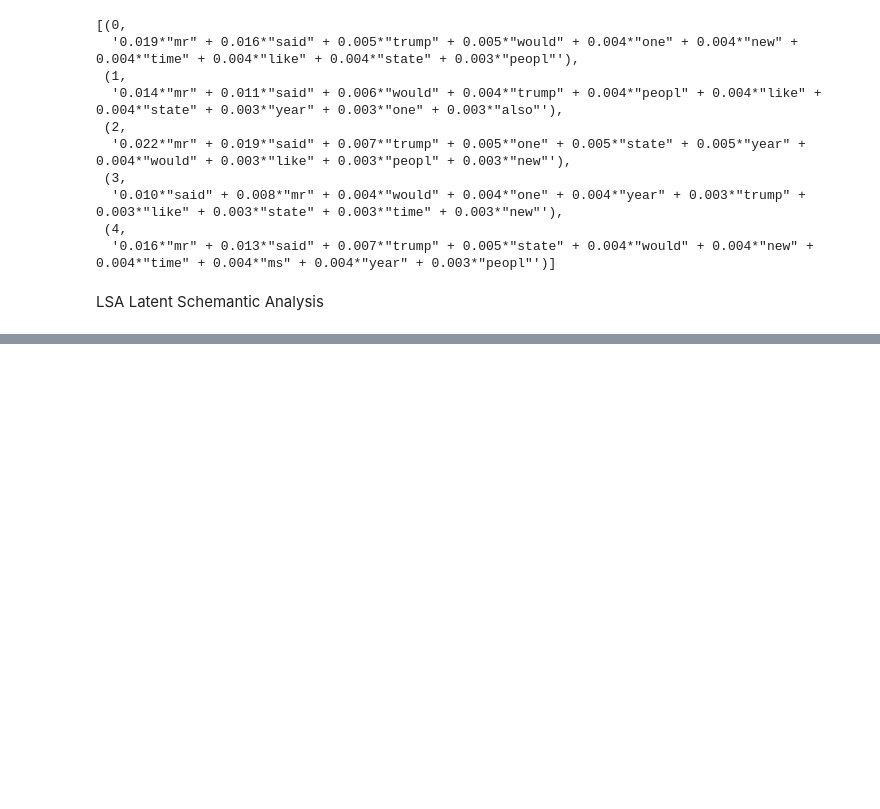
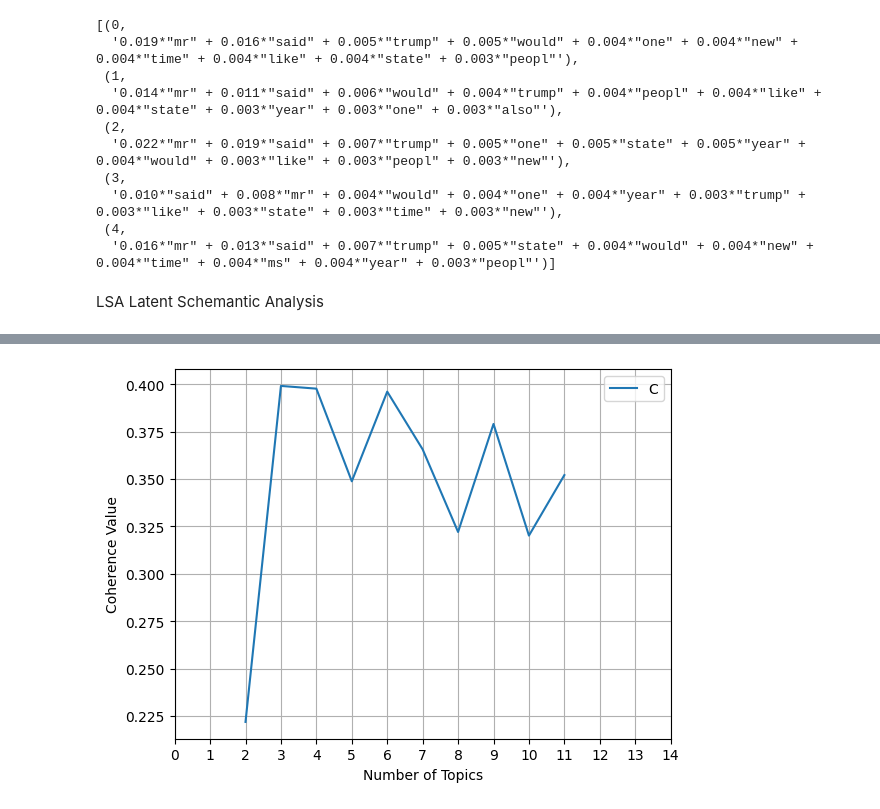
Before and after one commit to ashutoshdash29/AI_ML, a Jupyter notebook: Learnings/Topic_Modelling_S25.ipynb, the cells around one changed output, grey strips where cells are left out. Saved outputs shown, nothing was run; the diff lists cells and outputs as text; code cells hidden in the pictures; blank space fills up the shorter version.

```diff
--- a/Learnings/Topic_Modelling_S25.ipynb
+++ b/Learnings/Topic_Modelling_S25.ipynb
@@ -98,0 +119,10 @@ LSA Latent Schemantic Analysis
+# %%
+coherence_value  = []
+model_list = []
+
+for i in range(2,12):
+    model = LsiModel(doc_term_matrix, id2word=dictionary, num_topics=i)
+    coherence_model = CoherenceModel(model, texts=articles, dictionary=dictionary, coherence='c_v')
+    model_list.append(model)
+    coherence_value.append(coherence_model.get_coherence())
+    print(coherence_model.get_coherence())
@@ -98,0 +140,11 @@ LSA Latent Schemantic Analysis
+# %%
+plt.plot(range(2,12),coherence_value)
+plt.xlabel(xlabel='Number of Topics',loc='center')
+plt.ylabel(ylabel='Coherence Value',loc='center')
+plt.figaspect(float(9/16))
+plt.legend(('Cohereence Value'), loc='best')
+plt.grid()
+plt.xticks(np.arange(0,15,step=1))
+plt.show()
+# %% [output]
+[figure, added]
```
Also changed, not shown: parts of 4 cells of this notebook, 2 other files.
